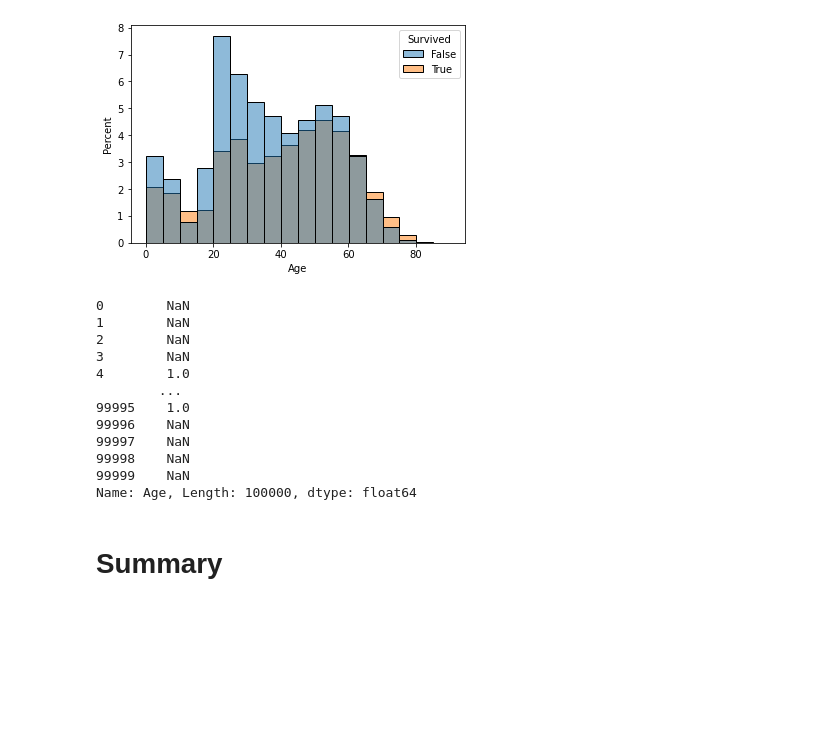
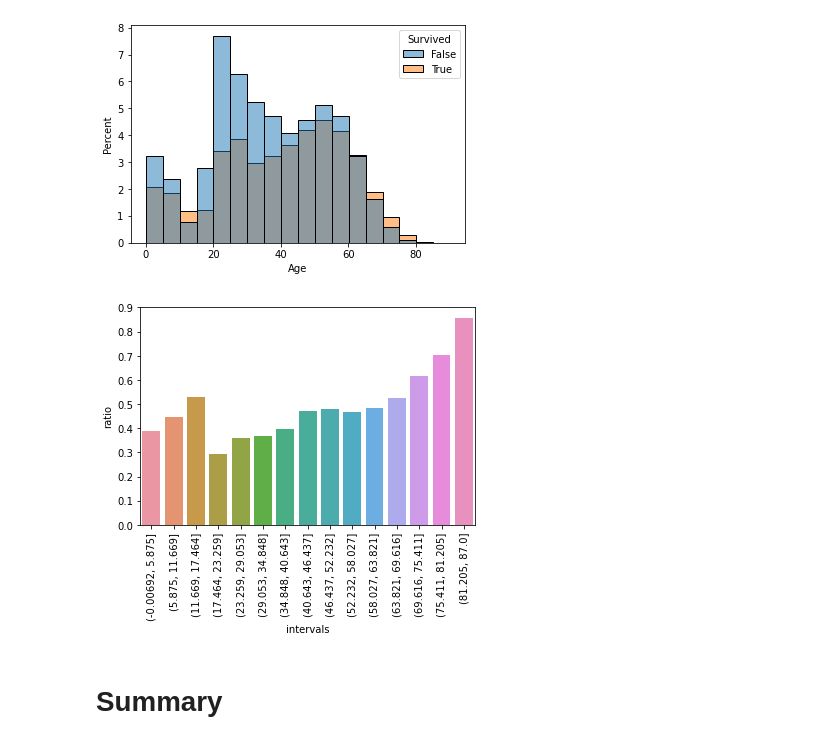
Before and after one commit to codekot/data_exploration, a Jupyter notebook: eda.ipynb, the cells around one changed output. Drawn from its saved outputs; the diff is of its cells as text; code cells hidden in the pictures; blank space fills up the shorter version.

```diff
--- a/eda.ipynb
+++ b/eda.ipynb
@@ -289,21 +290,15 @@ sns.histplot(x="Age", data=df, hue='Survived', binwidth=5, stat="percent")
 # %% [output]
 <AxesSubplot:xlabel='Age', ylabel='Percent'>
 [figure]
-# %%
-# Как то бы с агрегировать здесь значения, чтоб получить отношение выживших по возрасту к общему числу
-dff = (df["Age"][df["Survived"]==True]/df['Age'])
-dff
-#sns.histplot(x=(df["Age"][df["Survived"]==True]/df['Age']), binwidth=5, stat="percent")
-# %% [output]
-0        NaN
-1        NaN
-2        NaN
-3        NaN
-4        1.0
-        ...
-99995    1.0
-99996    NaN
-99997    NaN
-99998    NaN
-99999    NaN
-Name: Age, Length: 100000, dtype: float64
+# %%
+df['age_groups'] = pd.cut(df.Age, bins=15)
+df_age = df["age_groups"].value_counts().reset_index()
+df_age = df_age.rename(columns={'index': 'intervals', 'age_groups': 'counts'})
+df_age_survived = df['age_groups'][df['Survived']==True].value_counts().reset_index()
+df_age_survived = df_age_survived.rename(columns={'index': 'intervals', 'age_groups': 'survived_counts'})
+df_s = df_age.merge(df_age_survived, on='intervals')
+df_s['ratio'] = df_s.survived_counts/df_s.counts
+sns.barplot(x='intervals', y='ratio', data=df_s)
+ticks = plt.xticks(rotation=90)
+# %% [output]
+[figure, added]
```
Also changed, not shown: parts of 2 cells of this notebook.
